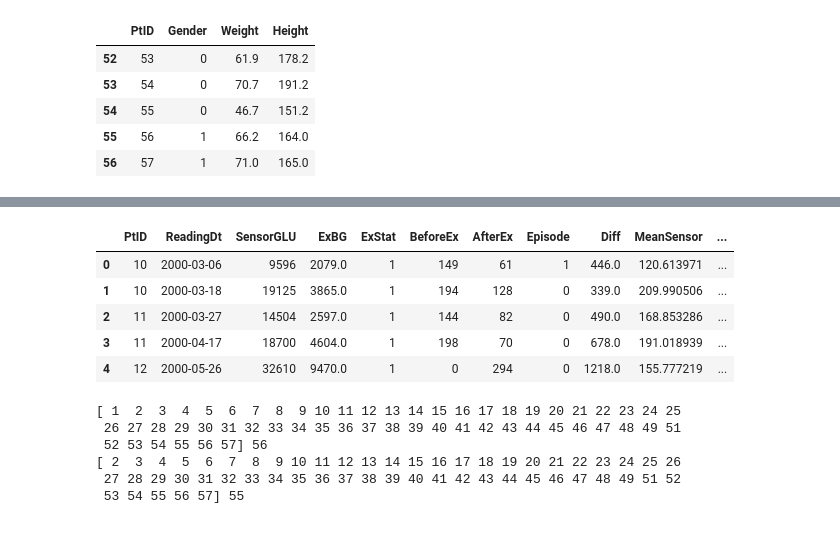
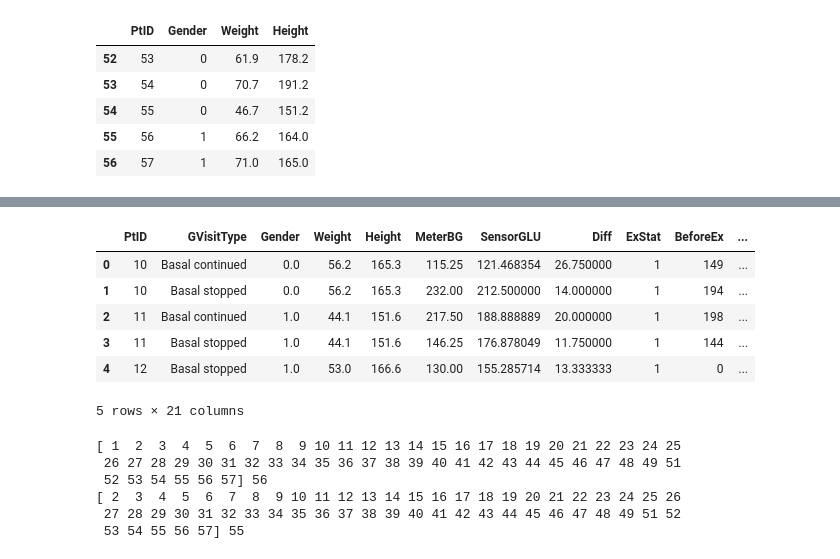
Before and after one commit to rashiv/KnowLow, a Jupyter notebook: features.ipynb, the cells around one changed output, grey strips where cells are left out. Saved outputs shown, nothing was run; the diff lists cells and outputs as text; code cells hidden in the pictures.

```diff
--- a/features.ipynb
+++ b/features.ipynb
@@ -79,12 +82,15 @@ df_cgms.tail()
 # %%
-df_count = df_cgms.groupby(['PtID', 'ReadingDt']).count()
-df_sum = df_cgms.groupby(['PtID', 'ReadingDt']).sum()
-df_mean = df_cgms.groupby(['PtID', 'ReadingDt']).mean()
-df_std = df_cgms.groupby(['PtID', 'ReadingDt']).std()
-df_rolling = pd.DataFrame(df_cgms.groupby(['PtID', 'ReadingDt'])['SensorGLU'].rolling(12).mean())
+df_count = df_cgms.groupby(['PtID', 'GVisitType']).count()
+df_sum = df_cgms.groupby(['PtID', 'GVisitType']).sum()
+df_mean = df_cgms.groupby(['PtID', 'GVisitType']).mean()
+df_std = df_cgms.groupby(['PtID', 'GVisitType']).std()
+df_median = df_cgms.groupby(['PtID', 'GVisitType']).median()
+
+df_rolling = pd.DataFrame(df_cgms.groupby(['PtID', 'GVisitType'])['SensorGLU'].rolling(3).mean())
 # Creating input SEnsorGLU data as moving average
-df_roll_avg = df_rolling.groupby(['PtID', 'ReadingDt']).mean()
-df_roll_std = df_rolling.groupby(['PtID', 'ReadingDt']).std()
+df_roll_avg = df_rolling.groupby(['PtID', 'GVisitType']).mean()
+df_roll_std = df_rolling.groupby(['PtID', 'GVisitType']).std()
+df_roll_median = df_rolling.groupby(['PtID', 'GVisitType']).median()
 
-df_grouped = df_rolling.groupby(['PtID', 'ReadingDt'])
+df_grouped = df_rolling.groupby(['PtID', 'GVisitType'])
 # %%
@@ -110,26 +124,34 @@ df_peaks.head()
 # %%
-df_new = df_sum.reset_index()
+df_new = df_mean.reset_index()
 # reset_index() changes grouped dataset rows into independent ones
 
 df_new['Episode'] = df_sum.reset_index()['Episode'].gt(0).astype(int)
 df_new['ExStat'] = df_sum.reset_index()['ExStat'].gt(0).astype(int)
 # replace everything greater than 0 with 1 to make it binary
 
+df_new['BeforeEx'] = df_sum.reset_index()['BeforeEx']
+df_new['AfterEx'] = df_sum.reset_index()['AfterEx']
+
 df_new['MeanSensor'] = df_roll_avg.reset_index()['SensorGLU']
-df_new['MeanManual'] = df_mean.reset_index()['ExBG']
+df_new['MeanManual'] = df_mean.reset_index()['MeterBG']#['ExBG']
 df_new['StdSensor'] = df_roll_std.reset_index()['SensorGLU']
-df_new['StdManual'] = df_std.reset_index()['ExBG']
+df_new['StdManual'] = df_std.reset_index()['MeterBG']#['ExBG']
+df_new['MedianSensor'] = df_roll_median.reset_index()['SensorGLU']
+df_new['MedianManual'] = df_median.reset_index()['MeterBG']#['ExBG']
+
+df_new['NumCalib'] = df_count.reset_index()['MeterBG']
 df_new['MeanDiff'] = df_mean.reset_index()['Diff']
 df_new['StdDiff'] = df_std.reset_index()['Diff']
 
 df_new.head()
 # %% [output]
-|  | PtID | ReadingDt | SensorGLU | ExBG | ExStat | BeforeEx | AfterEx | Episode | Diff | MeanSensor | ... |
-| 0 | 10 | 2000-03-06 | 9596 | 2079.0 | 1 | 149 | 61 | 1 | 446.0 | 120.613971 | ... |
-| 1 | 10 | 2000-03-18 | 19125 | 3865.0 | 1 | 194 | 128 | 0 | 339.0 | 209.990506 | ... |
-| 2 | 11 | 2000-03-27 | 14504 | 2597.0 | 1 | 144 | 82 | 0 | 490.0 | 168.853286 | ... |
-| 3 | 11 | 2000-04-17 | 18700 | 4604.0 | 1 | 198 | 70 | 0 | 678.0 | 191.018939 | ... |
-| 4 | 12 | 2000-05-26 | 32610 | 9470.0 | 1 | 0 | 294 | 0 | 1218.0 | 155.777219 | ... |
+|  | PtID | GVisitType | Gender | Weight | Height | MeterBG | SensorGLU | Diff | ExStat | BeforeEx | ... |
+| 0 | 10 | Basal continued | 0.0 | 56.2 | 165.3 | 115.25 | 121.468354 | 26.750000 | 1 | 149 | ... |
+| 1 | 10 | Basal stopped | 0.0 | 56.2 | 165.3 | 232.00 | 212.500000 | 14.000000 | 1 | 194 | ... |
+| 2 | 11 | Basal continued | 1.0 | 44.1 | 151.6 | 217.50 | 188.888889 | 20.000000 | 1 | 198 | ... |
+| 3 | 11 | Basal stopped | 1.0 | 44.1 | 151.6 | 146.25 | 176.878049 | 11.750000 | 1 | 144 | ... |
+| 4 | 12 | Basal stopped | 1.0 | 53.0 | 166.6 | 130.00 | 155.285714 | 13.333333 | 1 | 0 | ... |
+5 rows × 21 columns
 # %%
 # Printing out unique patients in datasets
 patients_demog = np.sort(np.unique(df_demog['PtID'].astype(int)))
```
Also changed, not shown: parts of 7 cells of this notebook, 2 other files.
